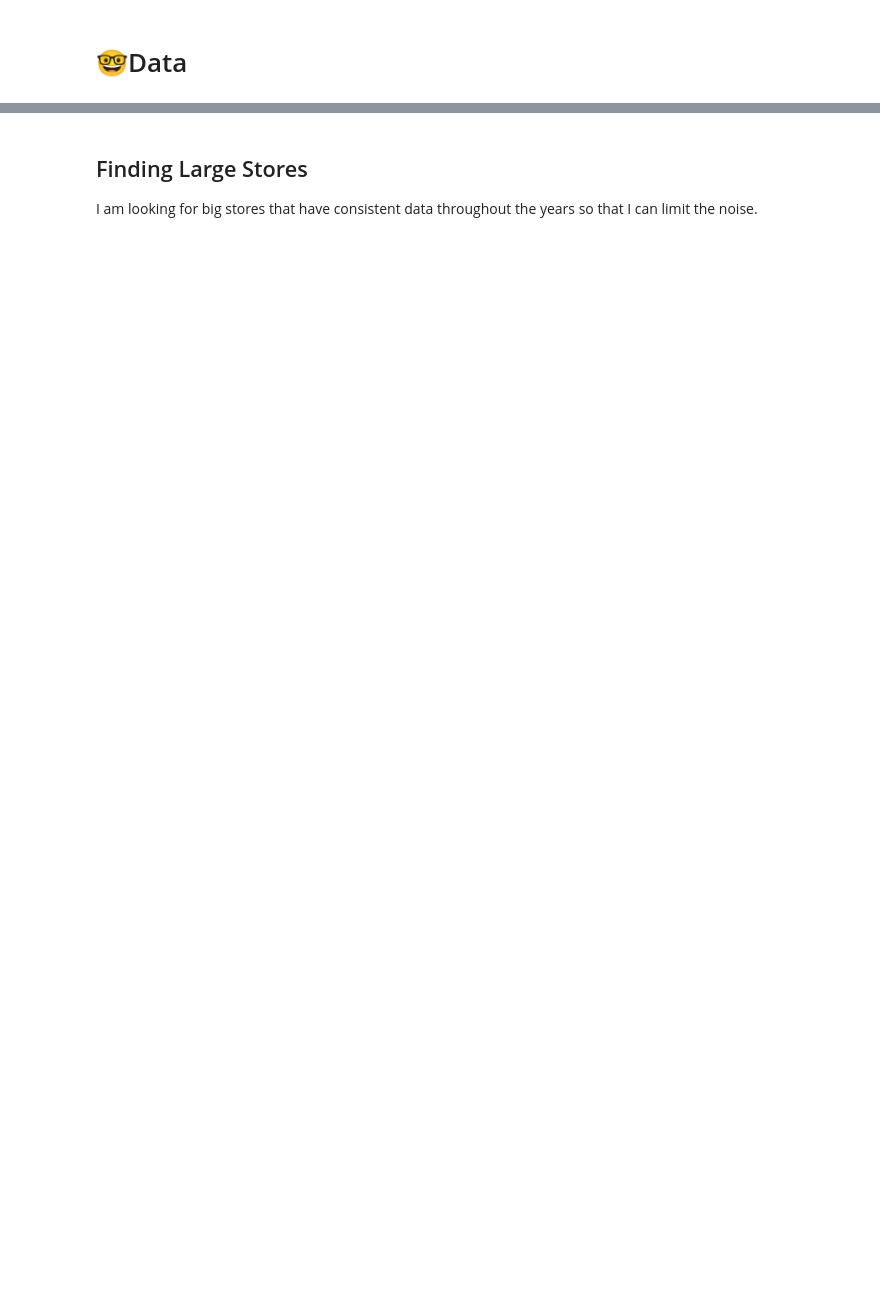
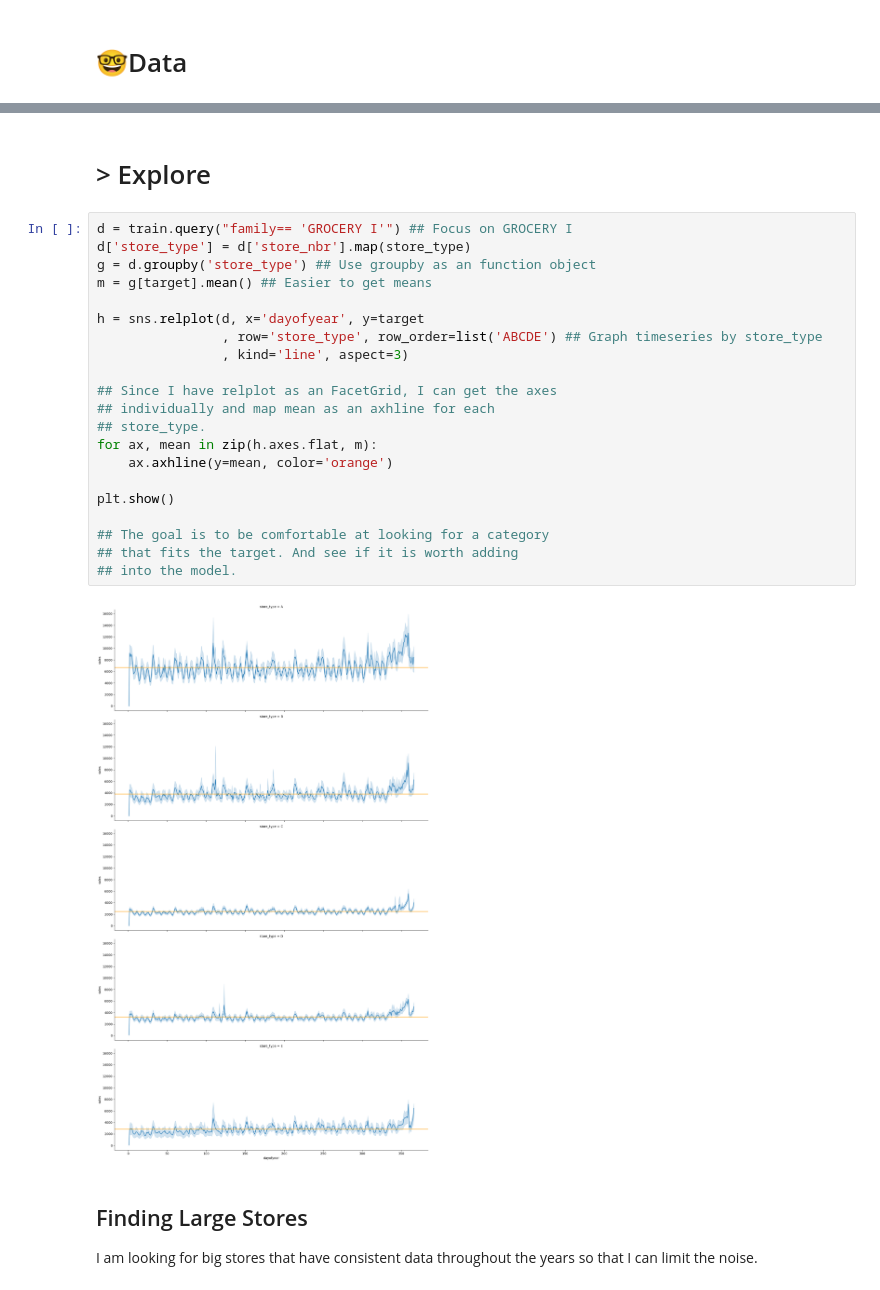
Before and after one commit to cmd-master/store-sales, a Jupyter notebook: store-sales.ipynb, the cells around one changed output, grey strips where cells are left out. Drawn from its saved outputs; the diff is of its cells as text; blank space fills up the shorter version.

```diff
--- a/store-sales.ipynb
+++ b/store-sales.ipynb
@@ -64,4 +66,29 @@ week            0.029661
 Name: sales, dtype: float64
+# %% [markdown]
+# > Explore
+# %%
+d = train.query("family== 'GROCERY I'") ## Focus on GROCERY I
+d['store_type'] = d['store_nbr'].map(store_type)
+g = d.groupby('store_type') ## Use groupby as an function object
+m = g[target].mean() ## Easier to get means
+
+h = sns.relplot(d, x='dayofyear', y=target
+                , row='store_type', row_order=list('ABCDE') ## Graph timeseries by store_type
+                , kind='line', aspect=3)
+
+## Since I have relplot as an FacetGrid, I can get the axes
+## individually and map mean as an axhline for each
+## store_type.
+for ax, mean in zip(h.axes.flat, m):
+    ax.axhline(y=mean, color='orange')
+
+plt.show()
+
+## The goal is to be comfortable at looking for a category
+## that fits the target. And see if it is worth adding
+## into the model.
+# %% [output]
+[figure, added]
 # %% [markdown]
 ## Finding Large Stores
 I am looking for big stores that have consistent data throughout the years so that I can limit the noise.
```
Also changed, not shown: parts of 15 cells of this notebook.
